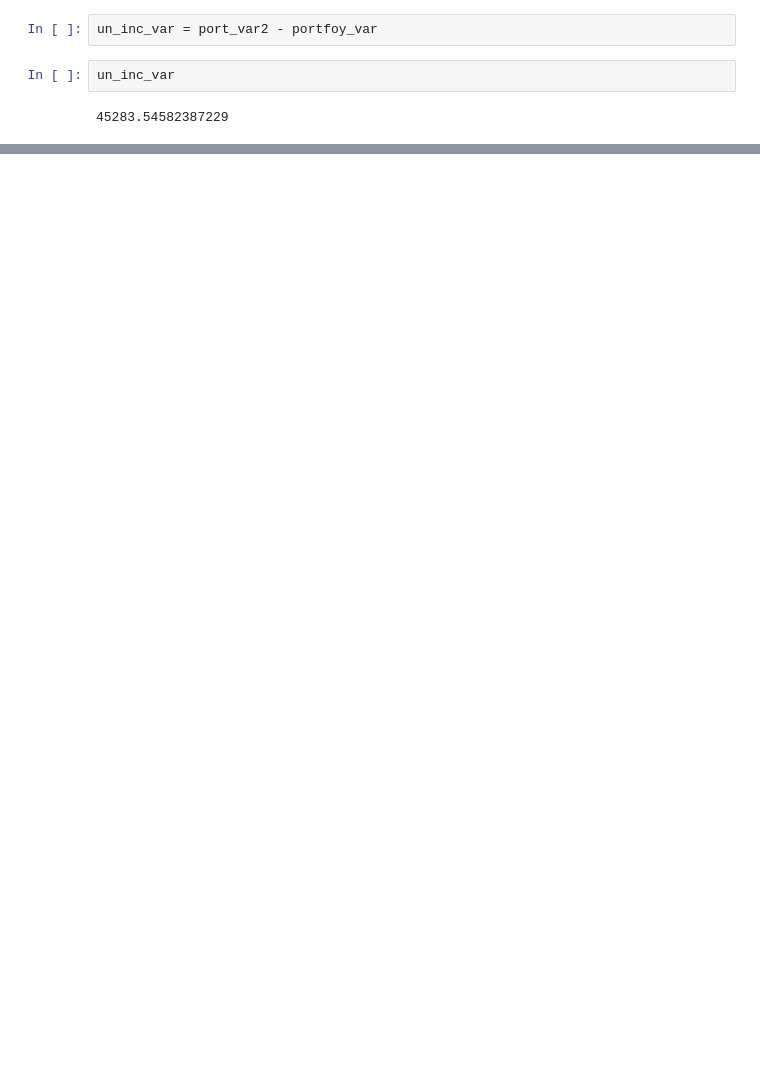
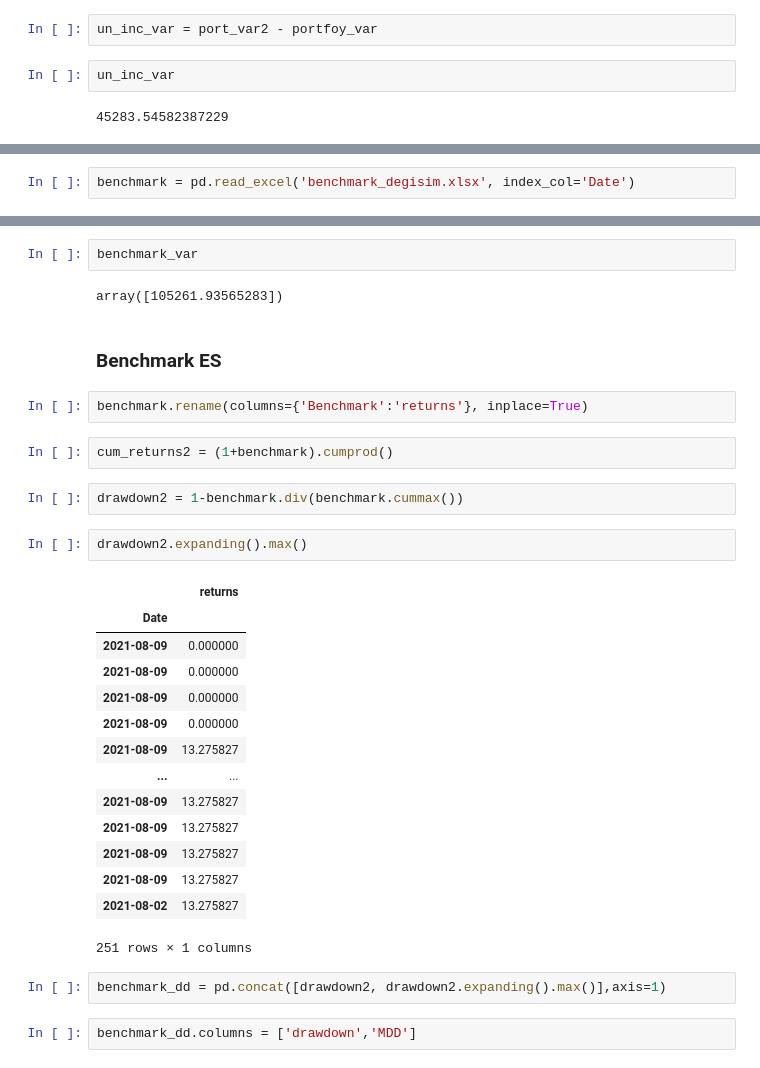
Before and after one commit to rifatcanuzunok/VaR-Calculation-with-UPH-Fund, a Jupyter notebook: UPH/UPH.ipynb, the cells around one changed output, grey strips where cells are left out. Drawn from its saved outputs; the diff is of its cells as text; blank space fills up the shorter version.

```diff
--- a/UPH/UPH.ipynb
+++ b/UPH/UPH.ipynb
@@ -567,0 +617,2 @@ un_inc_var
+# %%
+benchmark = pd.read_excel('benchmark_degisim.xlsx', index_col='Date')
@@ -567,0 +655,33 @@ un_inc_var
+# %%
+benchmark_var
+# %% [output]
+array([105261.93565283])
+# %% [markdown]
+### Benchmark ES
+# %%
+benchmark.rename(columns={'Benchmark':'returns'}, inplace=True)
+# %%
+cum_returns2 = (1+benchmark).cumprod()
+# %%
+drawdown2 = 1-benchmark.div(benchmark.cummax())
+# %%
+drawdown2.expanding().max()
+# %% [output]
+|  | returns |
+| Date |  |
+| 2021-08-09 | 0.000000 |
+| 2021-08-09 | 0.000000 |
+| 2021-08-09 | 0.000000 |
+| 2021-08-09 | 0.000000 |
+| 2021-08-09 | 13.275827 |
+| ... | ... |
+| 2021-08-09 | 13.275827 |
+| 2021-08-09 | 13.275827 |
+| 2021-08-09 | 13.275827 |
+| 2021-08-09 | 13.275827 |
+| 2021-08-02 | 13.275827 |
+251 rows × 1 columns
+# %%
+benchmark_dd = pd.concat([drawdown2, drawdown2.expanding().max()],axis=1)
+# %%
+benchmark_dd.columns = ['drawdown','MDD']
```
Also changed, not shown: parts of 60 cells of this notebook, 7 other files.
